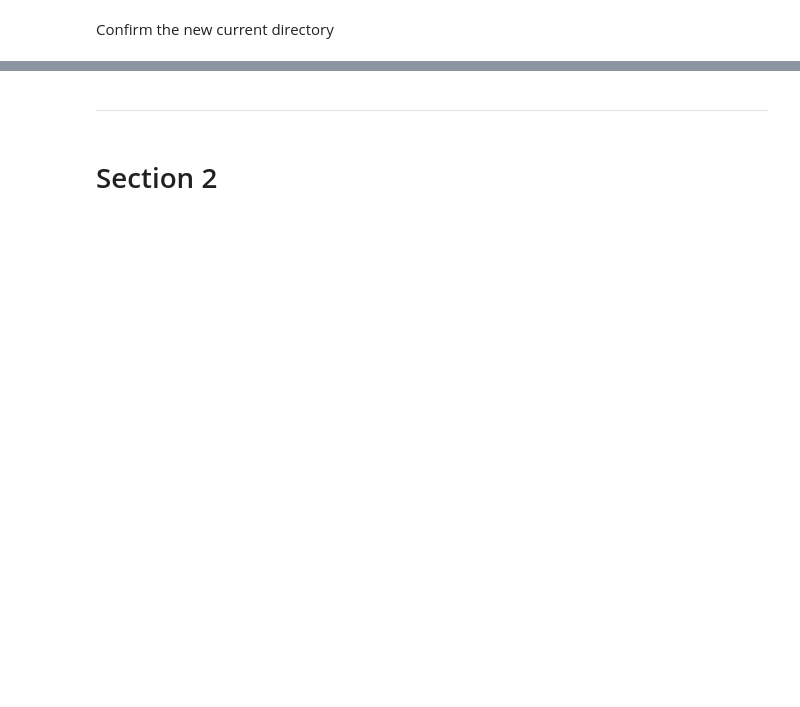
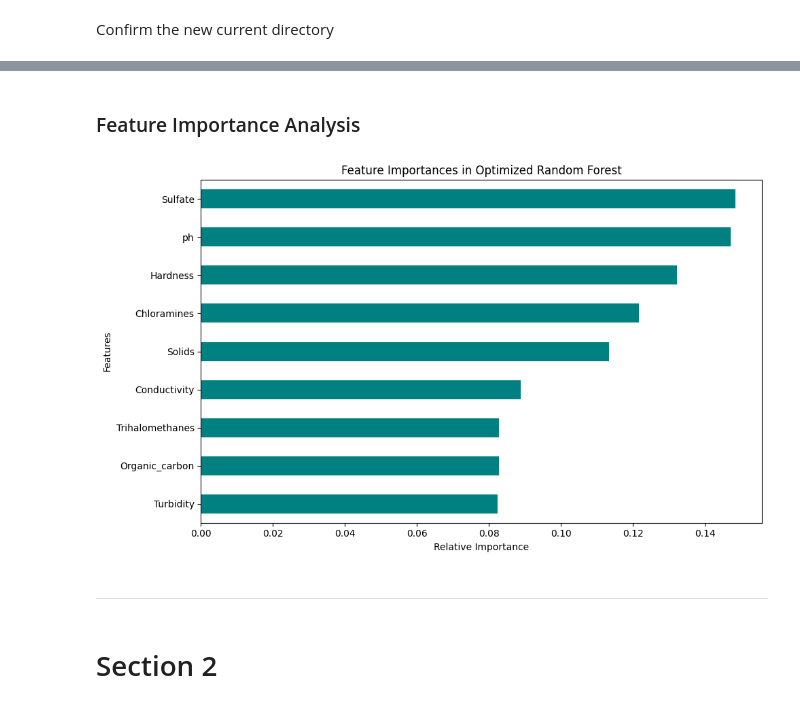
Before and after one commit to Ovundiano/water-potability, a Jupyter notebook: jupyter_notebooks/Model_Evaluation.ipynb, the cells around one changed output, grey strips where cells are left out. Drawn from its saved outputs; the diff is of its cells as text; code cells hidden in the pictures; blank space fills up the shorter version.

```diff
--- a/jupyter_notebooks/Model_Evaluation.ipynb
+++ b/jupyter_notebooks/Model_Evaluation.ipynb
@@ -59,3 +323,16 @@ Section 1 content
+# %% [markdown]
+### Feature Importance Analysis
+# %%
+feature_importances = pd.Series(best_model.feature_importances_, index=X_test.columns)
+plt.figure(figsize=(10, 6))
+feature_importances.sort_values().plot(kind='barh', color='teal')
+plt.title('Feature Importances in Optimized Random Forest')
+plt.xlabel('Relative Importance')
+plt.ylabel('Features')
+plt.tight_layout()
+plt.show()
+# %% [output]
+[figure, added]
 # %% [markdown]
 ---
 # %% [markdown]
```
Also changed, not shown: parts of 30 cells of this notebook, 2 other files.
